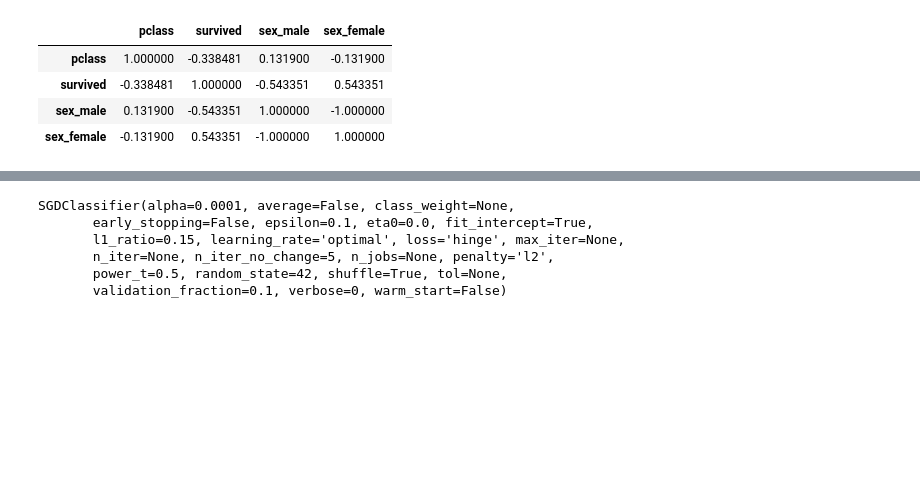
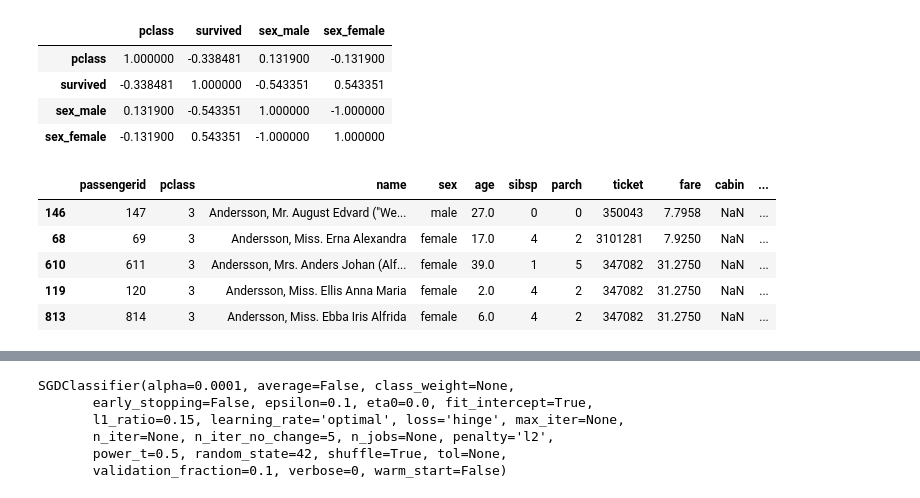
Before and after one commit to hankehly/handson-ml, a Jupyter notebook: exercises/3-3_titanic.ipynb, the cells around one changed output, grey strips where cells are left out. Cells and saved outputs as stored; diff of their text form; code cells hidden in the pictures; blank space fills up the shorter version.

```diff
--- a/exercises/3-3_titanic.ipynb
+++ b/exercises/3-3_titanic.ipynb
@@ -247,3 +247,13 @@ pd.concat([df_train, df_sex], axis=1)[['pclass', 'survived', 'sex_male', 'sex_fe
 | sex_female | -0.131900 | 0.543351 | -1.000000 | 1.000000 |
 # %%
 X_train['family_name'] = X_train['name'].str.lower().str.split(',').str[0]
+family_name_count = X_train.groupby('family_name').count()['passengerid'].loc[X_train['family_name']]
+X_train['family_name_count'] = family_name_counts.values
+X_train.sort_values(by='family_name_count', ascending=False).head()
+# %% [output]
+|  | passengerid | pclass | name | sex | age | sibsp | parch | ticket | fare | cabin | ... |
+| 146 | 147 | 3 | Andersson, Mr. August Edvard ("We... | male | 27.0 | 0 | 0 | 350043 | 7.7958 | NaN | ... |
+| 68 | 69 | 3 | Andersson, Miss. Erna Alexandra | female | 17.0 | 4 | 2 | 3101281 | 7.9250 | NaN | ... |
+| 610 | 611 | 3 | Andersson, Mrs. Anders Johan (Alf... | female | 39.0 | 1 | 5 | 347082 | 31.2750 | NaN | ... |
+| 119 | 120 | 3 | Andersson, Miss. Ellis Anna Maria | female | 2.0 | 4 | 2 | 347082 | 31.2750 | NaN | ... |
+| 813 | 814 | 3 | Andersson, Miss. Ebba Iris Alfrida | female | 6.0 | 4 | 2 | 347082 | 31.2750 | NaN | ... |
```
Also changed, not shown: parts of 22 cells of this notebook.
